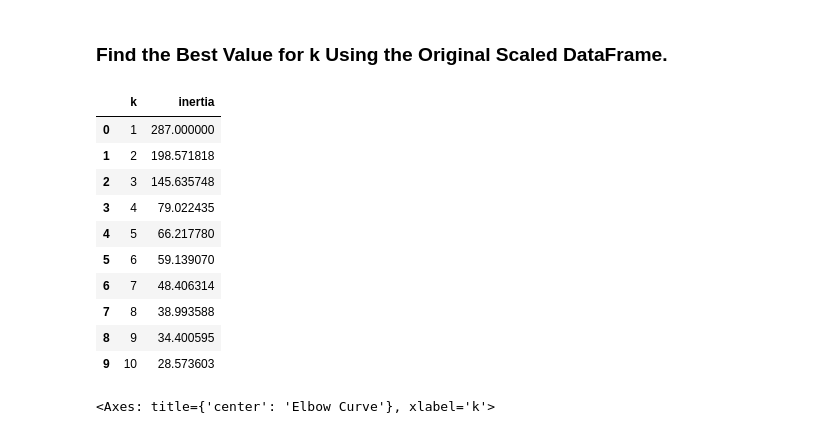
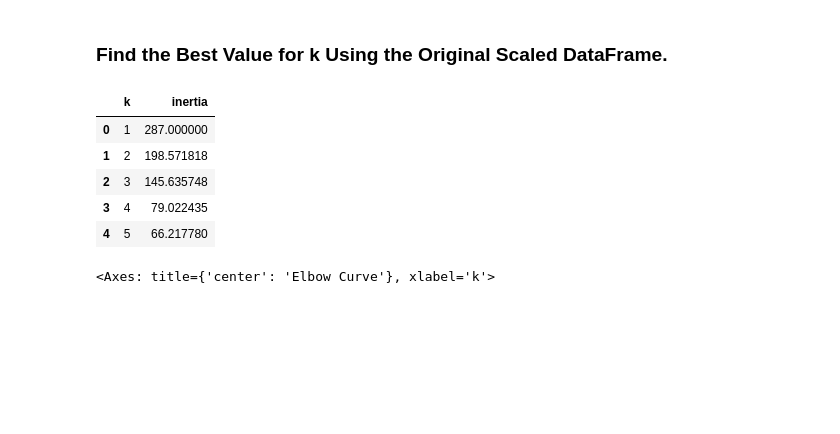
Before and after one commit to dmusili/CryptoClustering, a Jupyter notebook: Crypto_Clustering.ipynb, the cells around one changed output. Drawn from its saved outputs; the diff is of its cells as text; code cells hidden in the pictures; blank space fills up the shorter version.

```diff
--- a/Crypto_Clustering.ipynb
+++ b/Crypto_Clustering.ipynb
@@ -70,39 +76,34 @@ market_transformed_df.head()
 k = list(range(1, 11))
 
 # Create an empty list to store the inertia values
 inertia = []
 
 # Create a for loop to compute the inertia with each possible value of k
 # Inside the loop:
 # 1. Create a KMeans model using the loop counter for the n_clusters
 # 2. Fit the model to the data using the scaled DataFrame
 # 3. Append the model.inertia_ to the inertia list
 for i in k:
     k_model = KMeans(n_clusters=i, n_init='auto', random_state=0)
     k_model.fit(market_transformed_df)
     inertia.append(k_model.inertia_)
 
 # Create a dictionary with the data to plot the Elbow curve
 elbow_data = {"k": k, "inertia": inertia}
 
 # Create a DataFrame with the data to plot the Elbow curve
 df_elbow = pd.DataFrame(elbow_data)
 
 
 # Display the DataFrame
-df_elbow
+df_elbow.head()
 # %% [output]
 |  | k | inertia |
 | 0 | 1 | 287.000000 |
 | 1 | 2 | 198.571818 |
 | 2 | 3 | 145.635748 |
 | 3 | 4 | 79.022435 |
 | 4 | 5 | 66.217780 |
-| 5 | 6 | 59.139070 |
-| 6 | 7 | 48.406314 |
-| 7 | 8 | 38.993588 |
-| 8 | 9 | 34.400595 |
-| 9 | 10 | 28.573603 |
 # %%
 # Plot a line chart with all the inertia values computed with
 # the different values of k to visually identify the optimal value for k.
```
Also changed, not shown: parts of 4 cells of this notebook.
